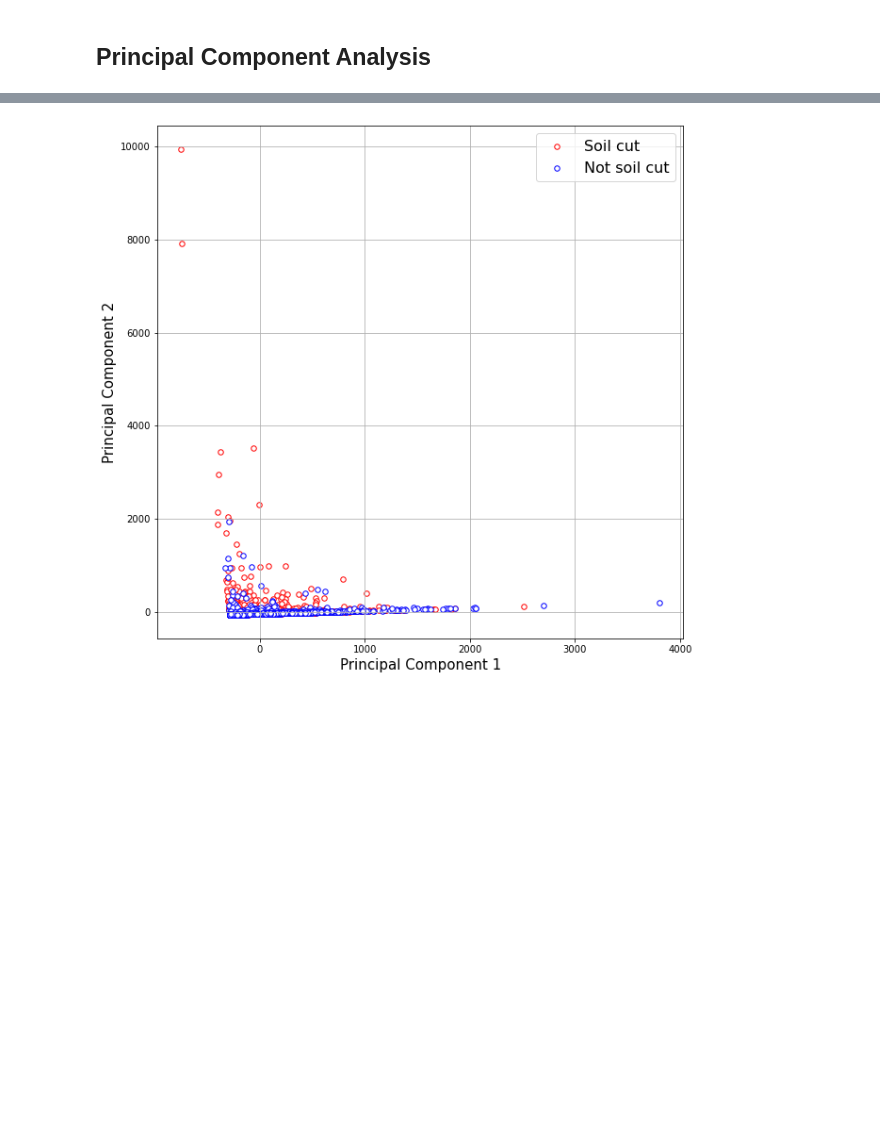
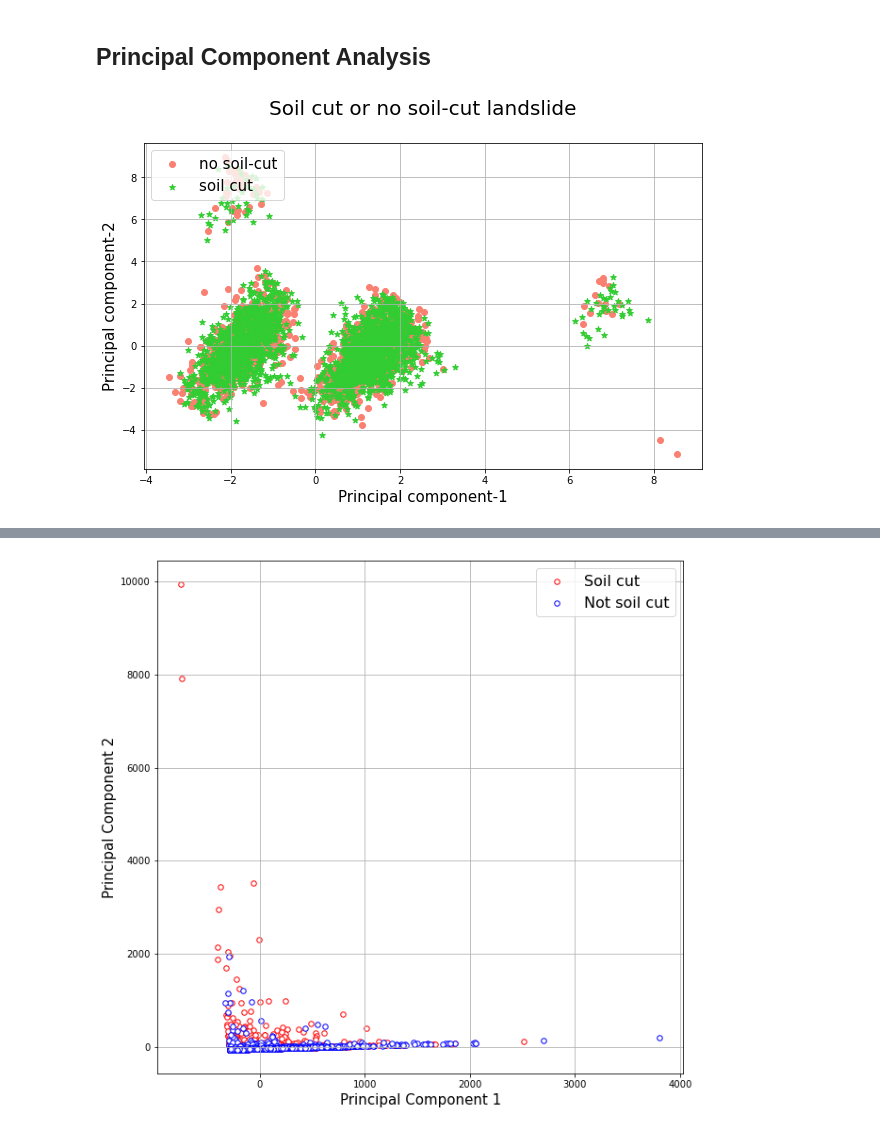
Before and after one commit to Anran0716/musa650-final, a Jupyter notebook: script/3_ML_predict cause.ipynb, the cells around one changed output, grey strips where cells are left out. Cells and saved outputs as stored; diff of their text form; code cells hidden in the pictures; blank space fills up the shorter version.

```diff
--- a/script/3_ML_predict cause.ipynb
+++ b/script/3_ML_predict cause.ipynb
@@ -246,3 +254,19 @@ array([0, 0, 1, ..., 0, 0, 1], dtype=int64)
+# %%
+fig, ax = plt.subplots(figsize=(10,6))
+x0 = finalDf[finalDf['FEATTYPE']==0]
+x1 = finalDf[finalDf['FEATTYPE']==1]
+
+plt.title("Soil cut or no soil-cut landslide\n",fontsize=20)
+plt.xlabel("Principal component-1",fontsize=15)
+plt.ylabel("Principal component-2",fontsize=15)
+
+plt.scatter(x0[0], x0[1], c="salmon", marker='o', label='no soil-cut')
+plt.scatter(x1[0], x1[1], c="limegreen", marker='*', label='soil cut')
+
+plt.legend(loc=2, prop = {'size':15})
+ax.grid(True)
+# %% [output]
+[figure, added]
 # %%
 from sklearn.decomposition import PCA
 pca = PCA(n_components=2, random_state=0)
```
Also changed, not shown: parts of 3 cells of this notebook, 14 other files.
